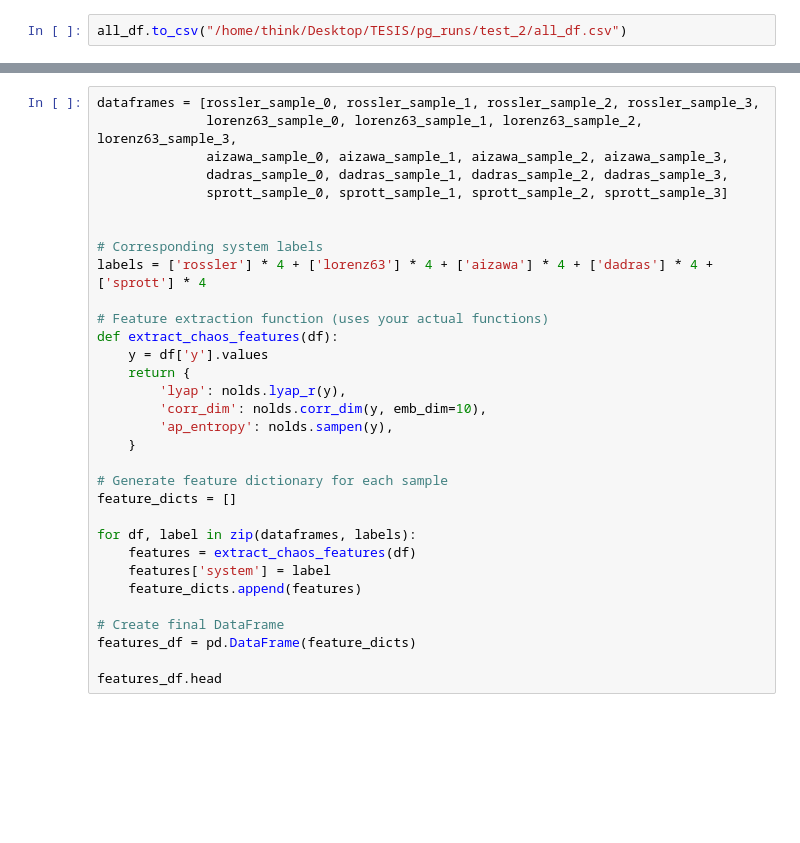
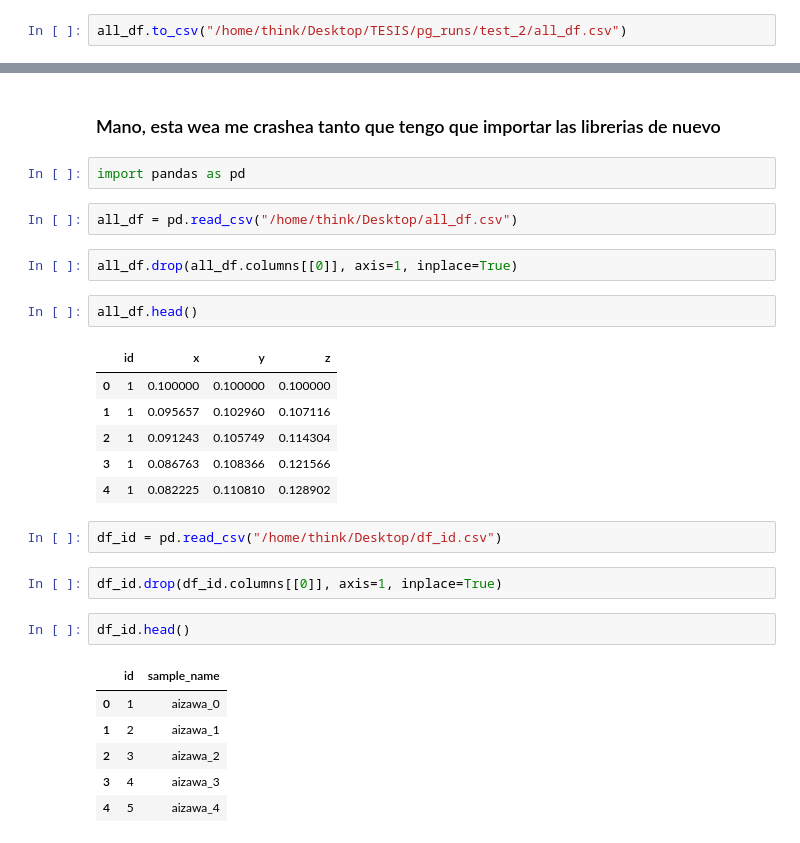
Before and after one commit to nxteventrying/TESIS, a Jupyter notebook: scripts/PG_2.ipynb, the cells around one changed output, grey strips where cells are left out. Saved outputs shown, nothing was run; the diff lists cells and outputs as text; blank space fills up the shorter version.

```diff
--- a/scripts/PG_2.ipynb
+++ b/scripts/PG_2.ipynb
@@ -656,32 +705,30 @@ import nolds
-# %%
-dataframes = [rossler_sample_0, rossler_sample_1, rossler_sample_2, rossler_sample_3,
-              lorenz63_sample_0, lorenz63_sample_1, lorenz63_sample_2, lorenz63_sample_3,
-              aizawa_sample_0, aizawa_sample_1, aizawa_sample_2, aizawa_sample_3,
-              dadras_sample_0, dadras_sample_1, dadras_sample_2, dadras_sample_3,
-              sprott_sample_0, sprott_sample_1, sprott_sample_2, sprott_sample_3]
-
-
-# Corresponding system labels
-labels = ['rossler'] * 4 + ['lorenz63'] * 4 + ['aizawa'] * 4 + ['dadras'] * 4 + ['sprott'] * 4
-
-# Feature extraction function (uses your actual functions)
-def extract_chaos_features(df):
-    y = df['y'].values
-    return {
-        'lyap': nolds.lyap_r(y),
-        'corr_dim': nolds.corr_dim(y, emb_dim=10),
-        'ap_entropy': nolds.sampen(y),
-    }
-
-# Generate feature dictionary for each sample
-feature_dicts = []
-
-for df, label in zip(dataframes, labels):
-    features = extract_chaos_features(df)
-    features['system'] = label
-    feature_dicts.append(features)
-
-# Create final DataFrame
-features_df = pd.DataFrame(feature_dicts)
-
-features_df.head
+# %% [markdown]
+### Mano, esta wea me crashea tanto que tengo que importar las librerias de nuevo
+# %%
+import pandas as pd
+# %%
+all_df = pd.read_csv("/home/think/Desktop/all_df.csv")
+# %%
+all_df.drop(all_df.columns[[0]], axis=1, inplace=True)
+# %%
+all_df.head()
+# %% [output]
+|  | id | x | y | z |
+| 0 | 1 | 0.100000 | 0.100000 | 0.100000 |
+| 1 | 1 | 0.095657 | 0.102960 | 0.107116 |
+| 2 | 1 | 0.091243 | 0.105749 | 0.114304 |
+| 3 | 1 | 0.086763 | 0.108366 | 0.121566 |
+| 4 | 1 | 0.082225 | 0.110810 | 0.128902 |
+# %%
+df_id = pd.read_csv("/home/think/Desktop/df_id.csv")
+# %%
+df_id.drop(df_id.columns[[0]], axis=1, inplace=True)
+# %%
+df_id.head()
+# %% [output]
+|  | id | sample_name |
+| 0 | 1 | aizawa_0 |
+| 1 | 2 | aizawa_1 |
+| 2 | 3 | aizawa_2 |
+| 3 | 4 | aizawa_3 |
+| 4 | 5 | aizawa_4 |
```
Also changed, not shown: parts of 29 cells of this notebook, 2 other files.
